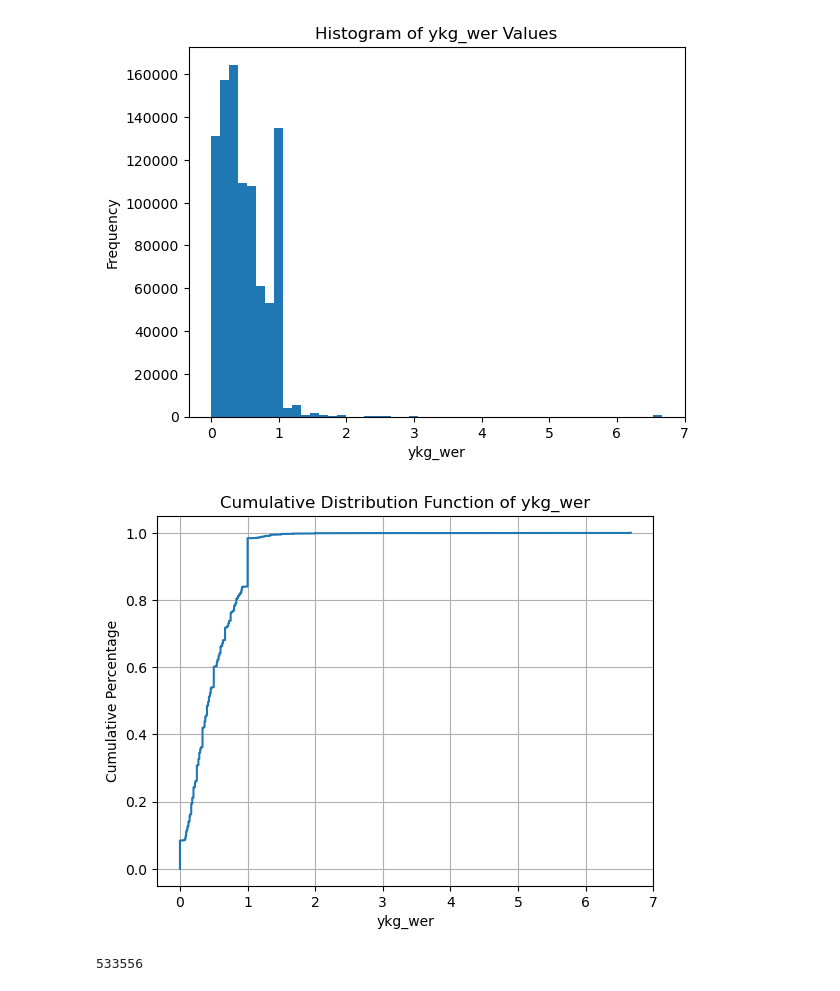
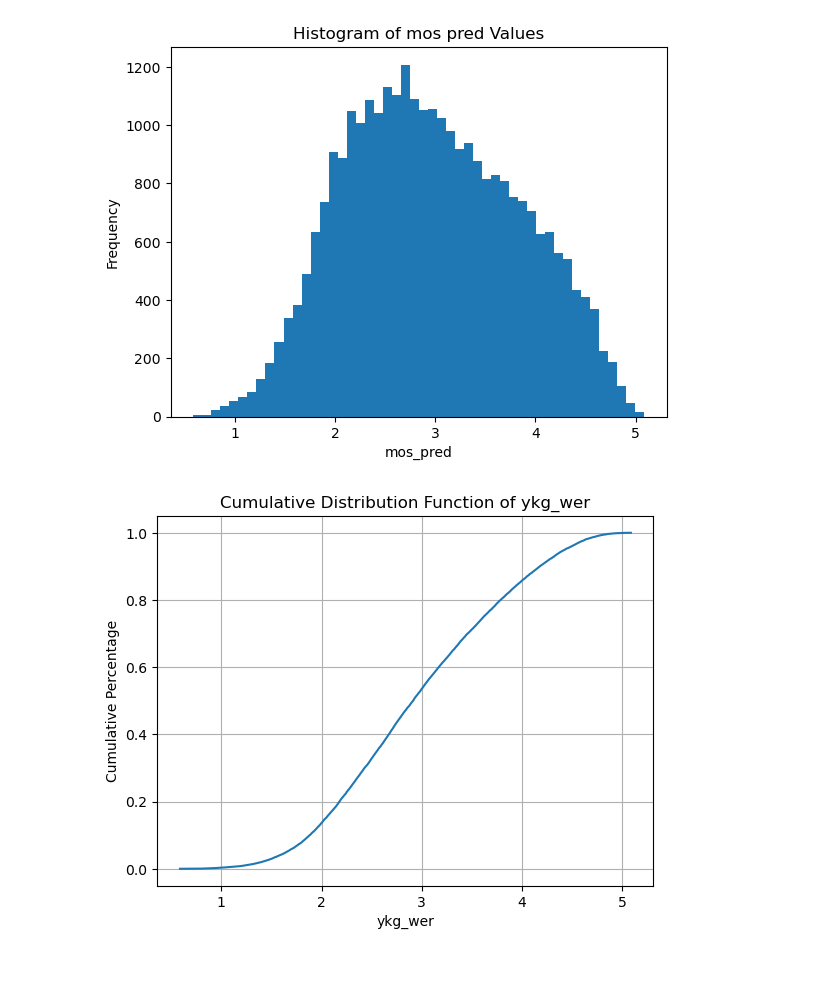
Before and after one commit to MoseslGit/Bengali_ASR, a Jupyter notebook: file_filtering.ipynb, the cells around one changed output. Saved outputs shown, nothing was run; the diff lists cells and outputs as text; code cells hidden in the pictures.

Commit message:
filter files and split into training batches

```diff
--- a/file_filtering.ipynb
+++ b/file_filtering.ipynb
@@ -36,15 +93,15 @@ Number of unique values:  934048
 # %%
-ykg_wer_values = df['ykg_wer']
+mos_pred_values = merged_df['mos_pred']
 
-plt.hist(ykg_wer_values, bins=50)
-plt.title('Histogram of ykg_wer Values')
-plt.xlabel('ykg_wer')
+plt.hist(mos_pred_values, bins=50)
+plt.title('Histogram of mos pred Values')
+plt.xlabel('mos_pred')
 plt.ylabel('Frequency')
 plt.show()
 # %% [output]
-[figure, old version]
+[figure, new version]
 # %%
-sorted_values = np.sort(ykg_wer_values)
+sorted_values = np.sort(mos_pred_values)
 cumulative_percentages = np.arange(len(sorted_values)) / float(len(sorted_values))
 
 plt.plot(sorted_values, cumulative_percentages)
@@ -54,4 +111,4 @@ plt.ylabel('Cumulative Percentage')
 plt.grid(True)
 plt.show()
 # %% [output]
-[figure, old version]
+[figure, new version]
@@ -61,4 +114,0 @@ filtered_ids.to_csv('filtered_ids.csv', index=False)
-# %%
-len(filtered_ids)
-# %% [output]
-533556
```
Also changed, not shown: parts of 24 cells of this notebook, 1 other file.
